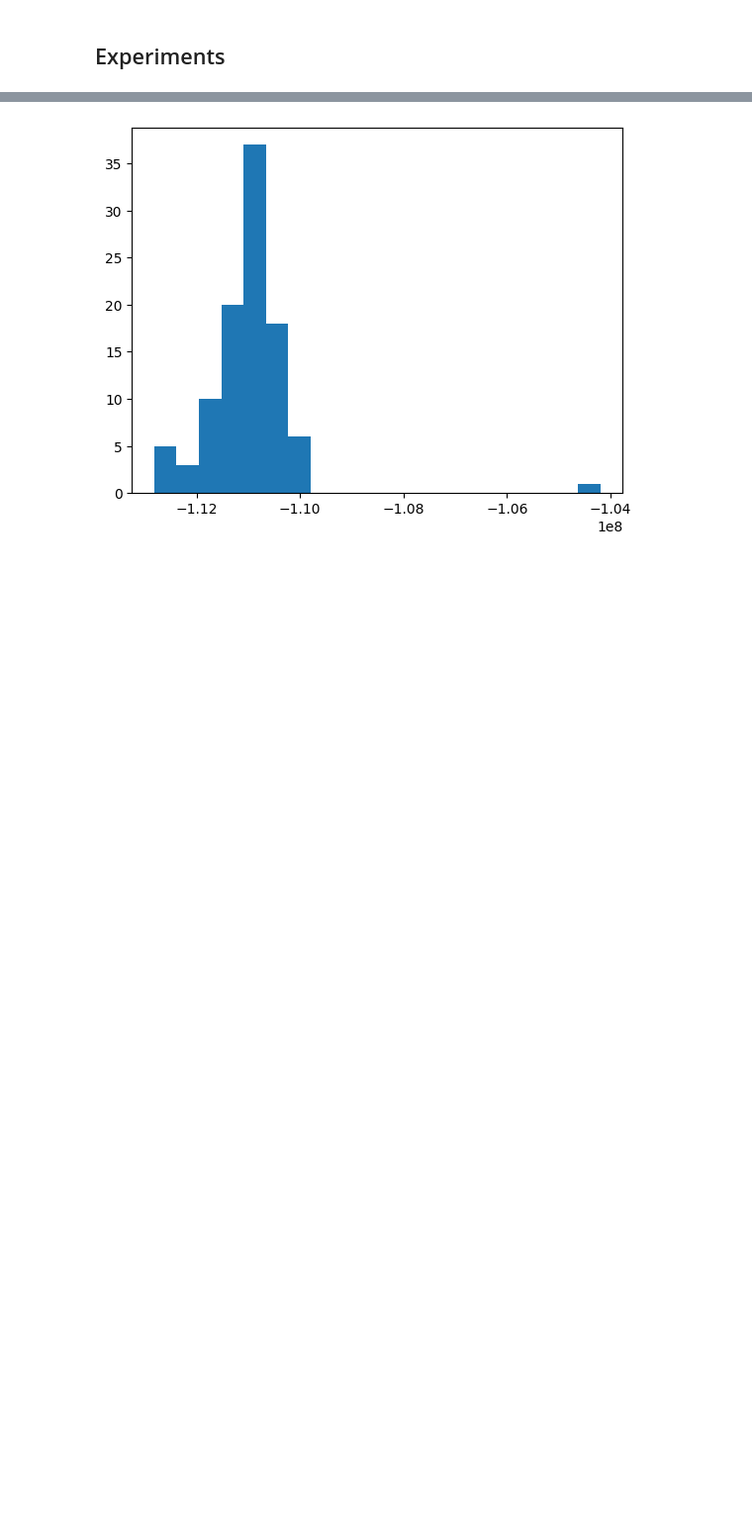
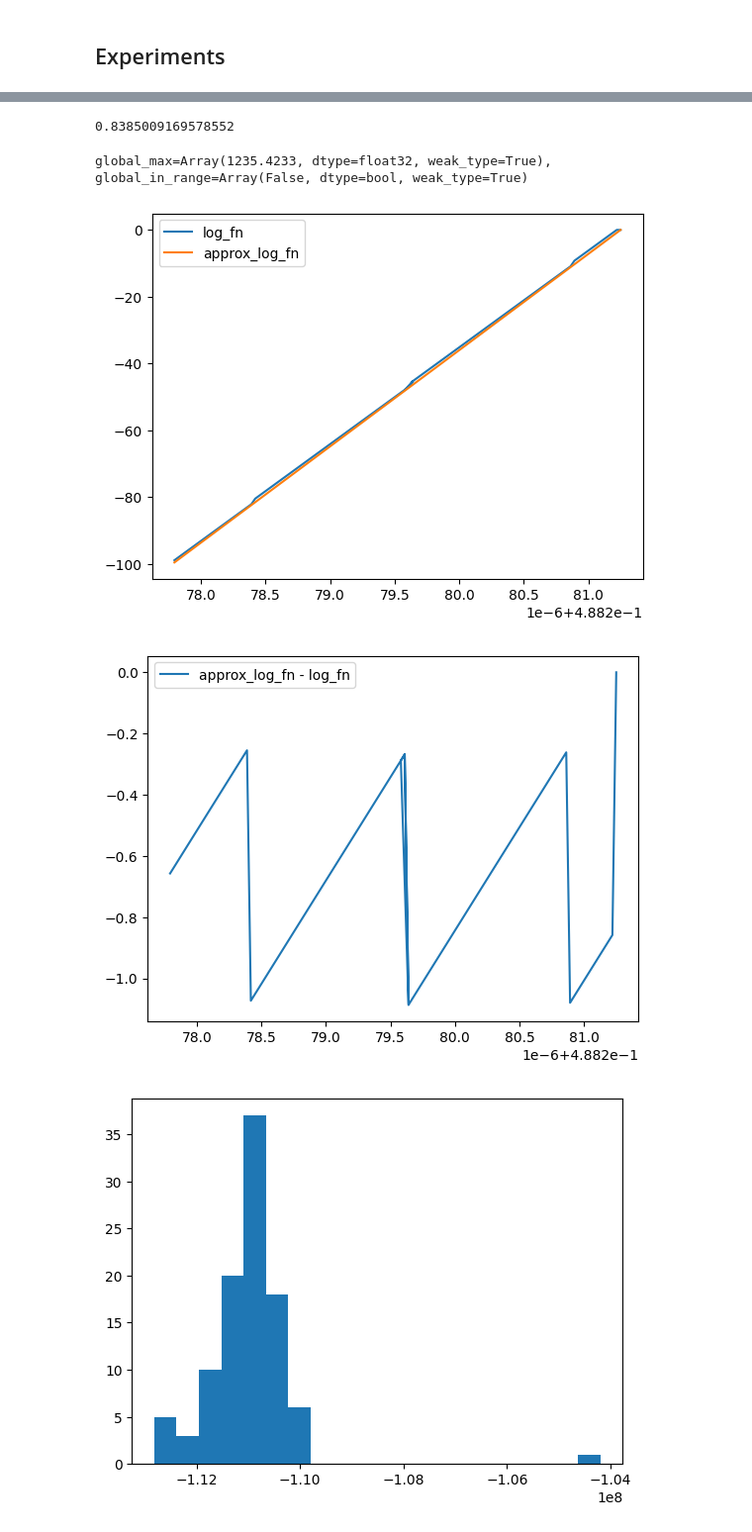
Before and after one commit to EleutherAI/basin-volume, a Jupyter notebook: notebooks/pythia.ipynb, the cells around one changed output, grey strips where cells are left out. Shown at 99% size. Saved outputs shown, nothing was run; the diff lists cells and outputs as text; code cells hidden in the pictures; blank space fills up the shorter version.

```diff
--- a/notebooks/pythia.ipynb
+++ b/notebooks/pythia.ipynb
@@ -278,0 +309,3 @@ def make_kl_fn_params(params_p, apply_fn, x, *, l2_reg, debug=False):
+# %%
+with open("/mnt/hdd-0/tiny-pythia/ckpts/pythia-14m/global_step256/mp_rank_00_model_states.pt", "rb") as f:
+    states = torch.load(f)
@@ -299,6 +378,62 @@ RESULTS['naive'] = get_estimates_vectorized_gauss(result_size,
                                                   debug=False,
                                                   torch_model=True,
                                                  )
+# %%
+# approx. what we can expect for tol (a little low in practice)
+# maybe 10x this for y_tol
+n / 2**24
+# %% [output]
+0.8385009169578552
+# %%
+# a = 9.222275733947754
+# b = 2.5610644817352295
+# n = 14067711
+# x1 = 0.447265625
+# c = -7033855.5
+# rad = -1.2717509889625944e-07
+
+
+a = 9.222275733947754
+b = 6.459555149078369
+n = 14067711
+x1 = 0.48828125
+c = -7033855.5
+rad = -3.470935610039305e-07
+debug = True
+
+
+mu = b / a
+center = mu / 2
+dist = jnp.sqrt(mu**2 + 4 * n / a) / 2
+global_max = center + dist
+global_in_range = global_max <= x1
+if debug:
+    print(f"{global_max=}, {global_in_range=}")
+max_pt = jnp.minimum(global_max, x1)
+# get approximation stuff
+log_fn = log_fn_rel_factory(a, b, n, max_pt)
+dlog_fn = dlog_fn_factory(a, b, n)
+d2log_fn = d2log_fn_factory(a, b, n)
+f0 = log_fn(max_pt)
+f1 = dlog_fn(max_pt)
+f2 = d2log_fn(max_pt)
+approx_log_fn = lambda x: f0 + f1 * (x - max_pt) + 1/2 * f2 * (x - max_pt)**2
+
+xs = jnp.linspace(x1 + 10 * rad, x1, 1000)
+plt.plot(xs, log_fn(xs), label='log_fn')
+plt.plot(xs, approx_log_fn(xs), label='approx_log_fn')
+plt.legend()
+plt.show()
+
+
+xs = jnp.linspace(x1 + 10 * rad, x1, 1000)
+plt.plot(xs, approx_log_fn(xs) - log_fn(xs), label='approx_log_fn - log_fn')
+plt.legend()
+plt.show()
+# %% [output]
+global_max=Array(1235.4233, dtype=float32, weak_type=True), global_in_range=Array(False, dtype=bool, weak_type=True)
+[figure, added]
+[figure, added]
 # %%
 plt.hist(RESULTS['naive'].estimates, bins=20)
 plt.show()
```
Also changed, not shown: parts of 14 cells of this notebook, 3 other files.
